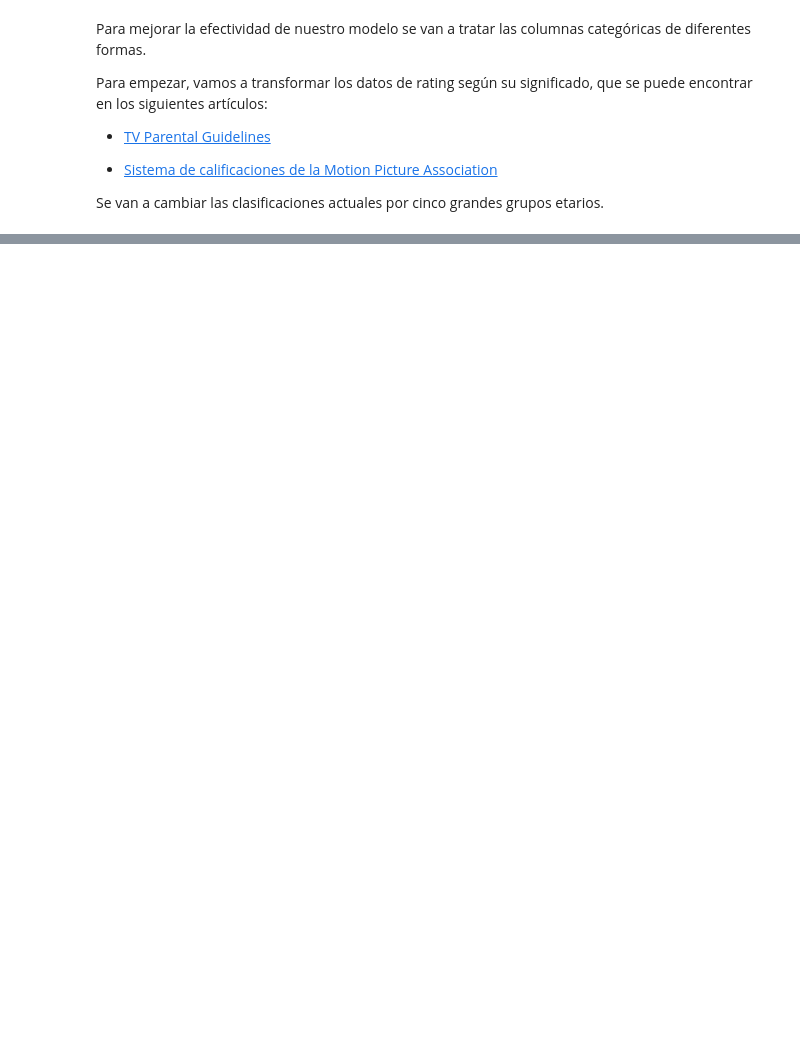
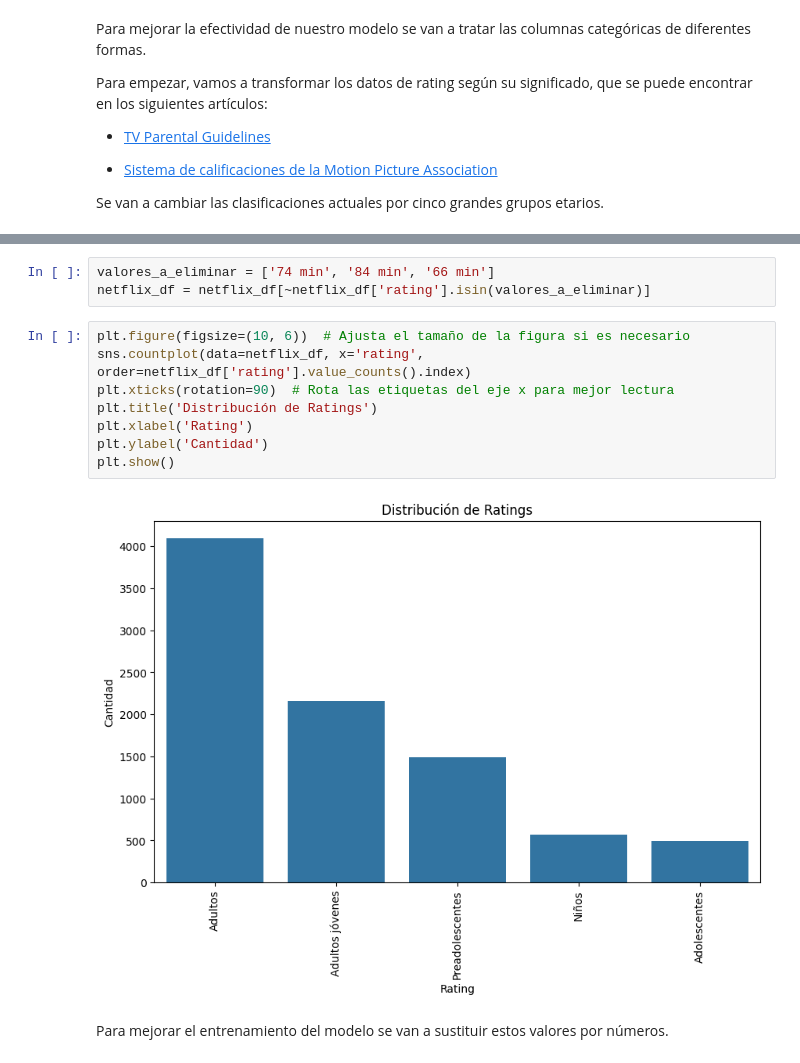
Before and after one commit to robertomartinezedu/Curso-IA-BigData, a Jupyter notebook: PIA/EntregaUd3.ipynb, the cells around one changed output, grey strips where cells are left out. Saved outputs shown, nothing was run; the diff lists cells and outputs as text; blank space fills up the shorter version.

```diff
--- a/PIA/EntregaUd3.ipynb
+++ b/PIA/EntregaUd3.ipynb
@@ -314,0 +338,15 @@ netflix_df['rating'].replace(new_rating, inplace = True)
+# %%
+valores_a_eliminar = ['74 min', '84 min', '66 min']
+netflix_df = netflix_df[~netflix_df['rating'].isin(valores_a_eliminar)]
+# %%
+plt.figure(figsize=(10, 6))  # Ajusta el tamaño de la figura si es necesario
+sns.countplot(data=netflix_df, x='rating', order=netflix_df['rating'].value_counts().index)
+plt.xticks(rotation=90)  # Rota las etiquetas del eje x para mejor lectura
+plt.title('Distribución de Ratings')
+plt.xlabel('Rating')
+plt.ylabel('Cantidad')
+plt.show()
+# %% [output]
+[figure, added]
+# %% [markdown]
+Para mejorar el entrenamiento del modelo se van a sustituir estos valores por números.
```
Also changed, not shown: parts of 12 cells of this notebook.
